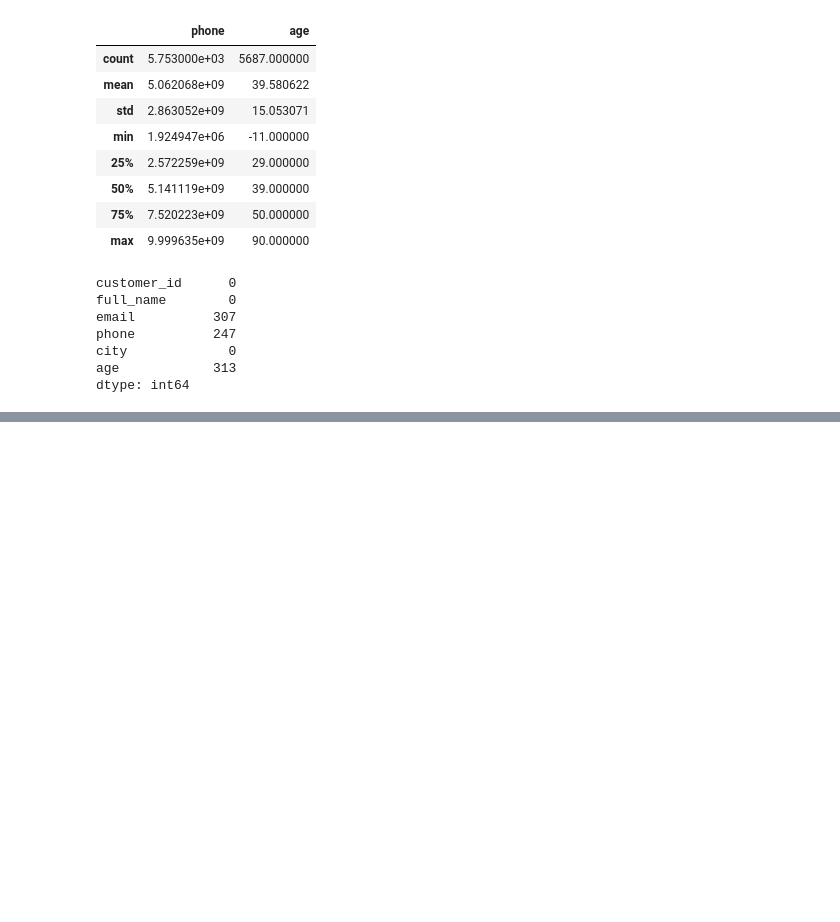
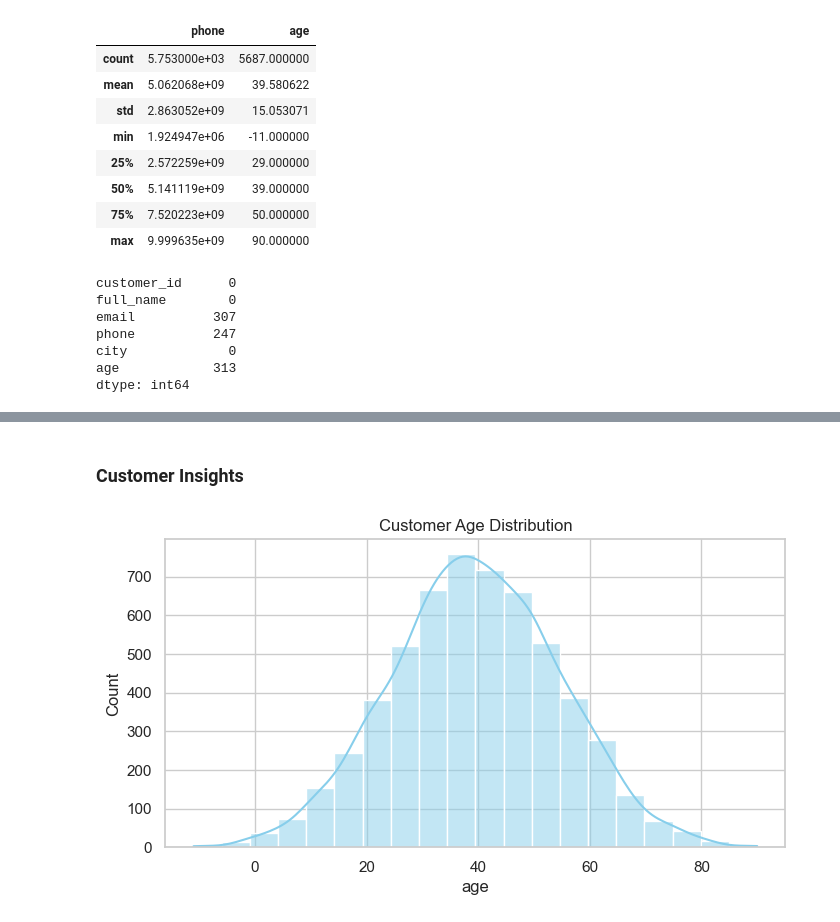
Before and after one commit to siddsahu17/PEC-EDA-Project, a Jupyter notebook: eda.ipynb, the cells around one changed output, grey strips where cells are left out. Saved outputs shown, nothing was run; the diff lists cells and outputs as text; code cells hidden in the pictures; blank space fills up the shorter version.

```diff
--- a/eda.ipynb
+++ b/eda.ipynb
@@ -147,0 +480,24 @@ dtype: int64
+# %%
+# Join Types to Medicines for canonical type/category
+
+dim_medicine = medicine.merge(med_type, on='type_id', how='left')
+dim_medicine['brand'] = dim_medicine['brand'].str.title().str.strip()
+dim_medicine['type_name'] = dim_medicine['type_name'].str.title().str.strip()
+dim_medicine['category'] = dim_medicine['category'].str.title().str.strip()
+
+# Consolidate Shops
+dim_shop = pharmacy.drop_duplicates(subset=['shop_id'])
+dim_shop['location'] = dim_shop['location'].str.title().str.strip()
+
+# Normalize Customers (surrogate keys, SCD Type 1)
+dim_customer = customers.copy()
+dim_customer['customer_sk'] = pd.factorize(dim_customer['customer_id'])[0] + 1
+
+# Build final star schema tables
+star_fact_sales = sales_bills.copy()
+star_dim_customer = dim_customer.copy()
+star_dim_medicine = dim_medicine.copy()
+star_dim_shop = dim_shop.copy()
+star_dim_prescription = dim_prescription.copy()
+star_dim_purchase = dim_purchase.copy()
+star_fact_stock = fact_stock.copy()
@@ -147,0 +698,9 @@ dtype: int64
+# %% [markdown]
+### Customer Insights
+# %%
+plt.figure(figsize=(8,4))
+sns.histplot(dim_customer['age'], bins=20, kde=True, color='skyblue')
+plt.title("Customer Age Distribution")
+plt.show()
+# %% [output]
+[figure, added]
```
Also changed, not shown: parts of 43 cells of this notebook, 1 other file.
